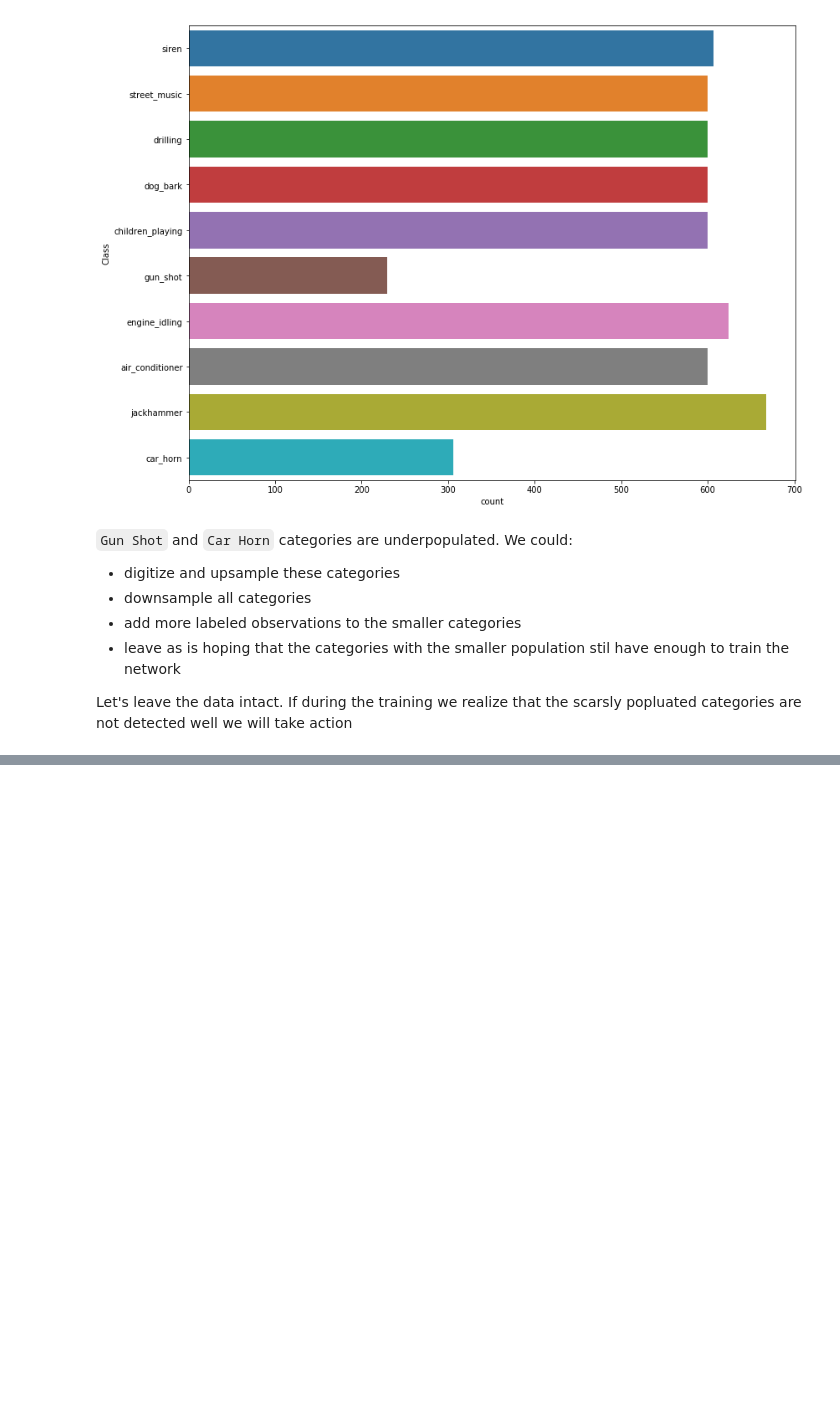
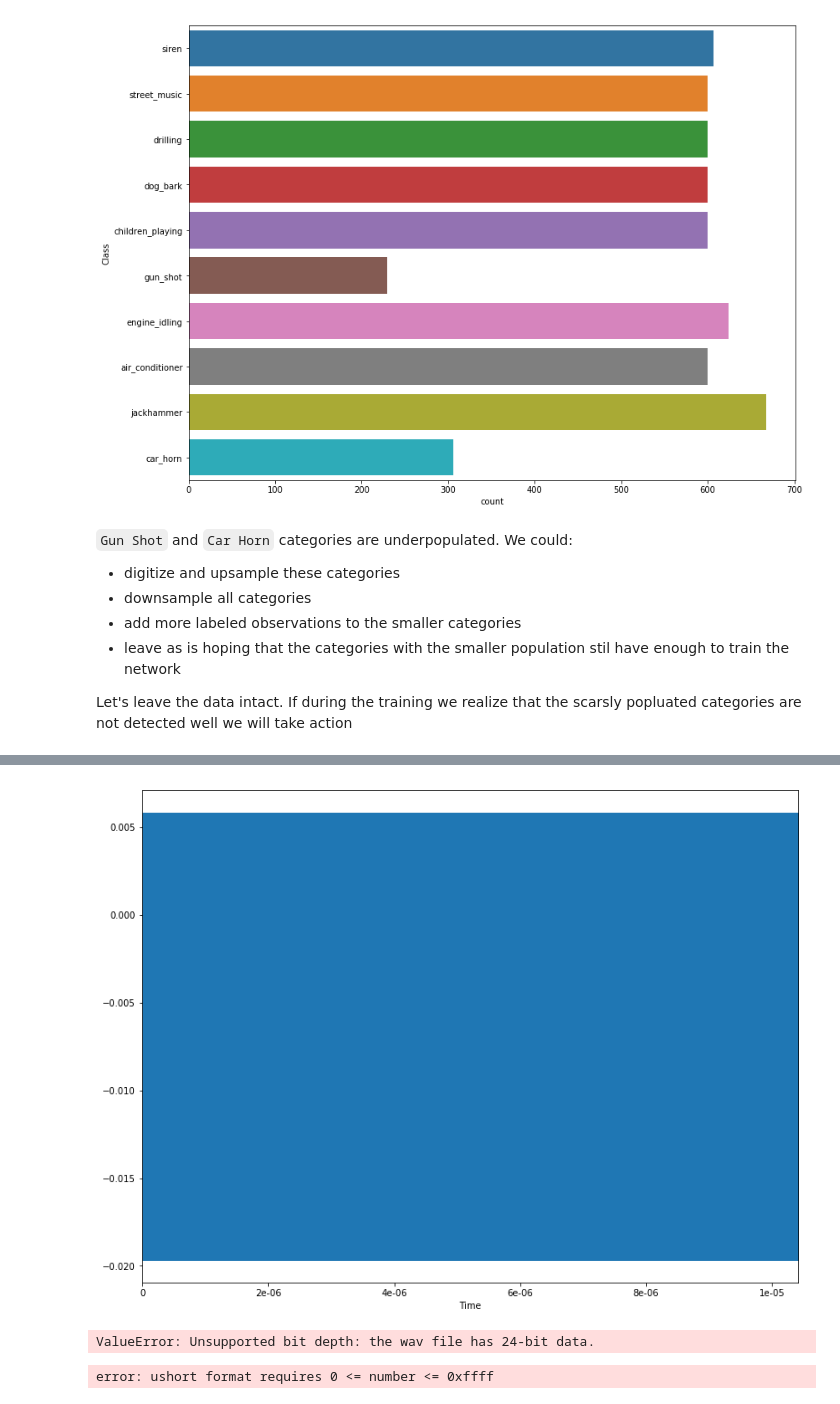
Before and after one commit to v2msLabs/ML1020-Course-Project, a Jupyter notebook: src/main.ipynb, the cells around one changed output, grey strips where cells are left out. Saved outputs shown, nothing was run; the diff lists cells and outputs as text; code cells hidden in the pictures; blank space fills up the shorter version.

```diff
--- a/src/main.ipynb
+++ b/src/main.ipynb
@@ -92,0 +135,25 @@ Let's leave the data intact. If during the training we realize that the scarsly
+# %%
+siren, r = sf.read("{0}/samples/66.wav".format(TRAIN_DATA_PATH))
+#street_music
+#drilling
+#dog_bark
+#children_playing
+#gun_shot
+#engine_idling
+#air_conditioner
+#jackhammer
+#car_horn
+# %%
+plt.figure(figsize=(13,10))
+p=librosa.display.waveplot(siren,sr=r)
+# %% [output]
+[figure, added]
+# %%
+from scipy.io import wavfile
+rate, data = wavfile.read("{0}/samples/66.wav".format(TRAIN_DATA_PATH))
+# %% [output]
+ValueError: Unsupported bit depth: the wav file has 24-bit data.
+# %%
+IPython.display.Audio(data=siren,rate=r)
+# %% [output]
+error: ushort format requires 0 <= number <= 0xffff
```
Also changed, not shown: parts of 11 cells of this notebook.
